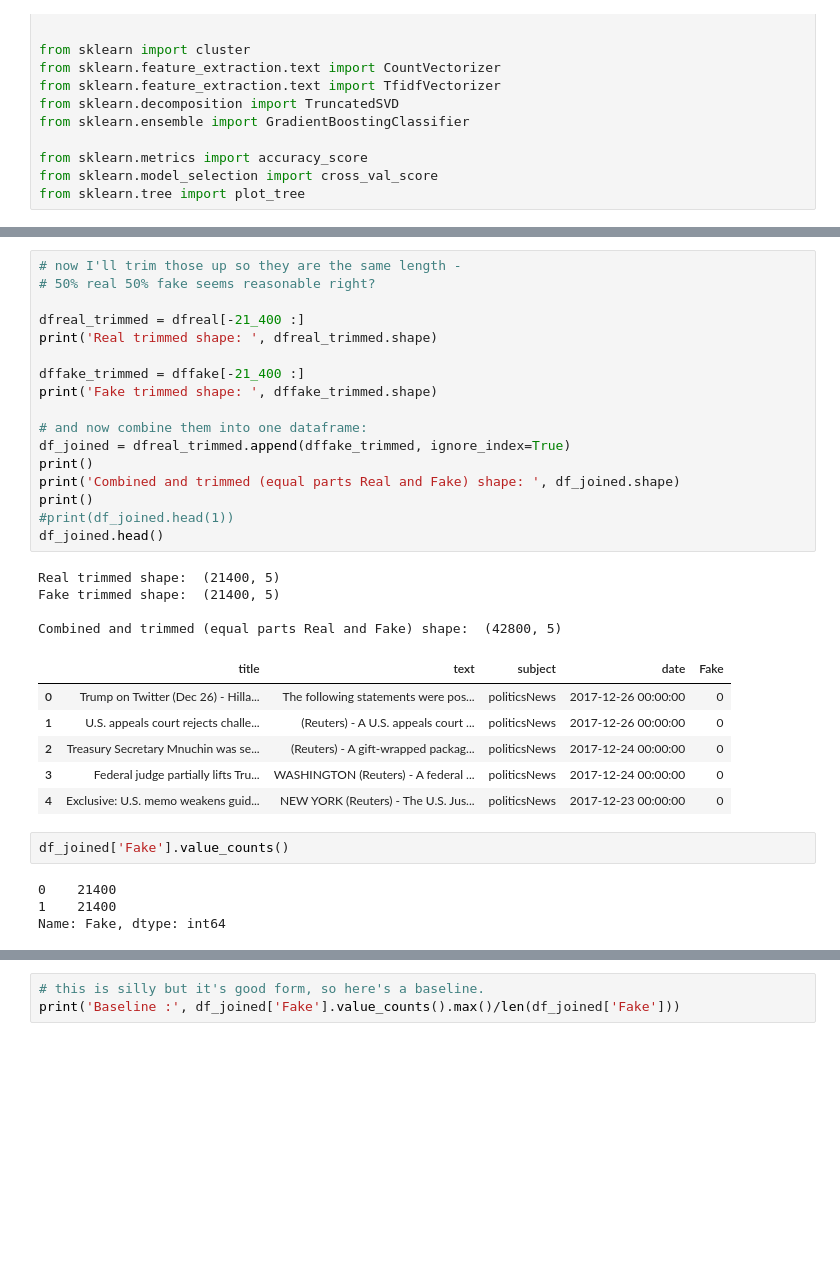
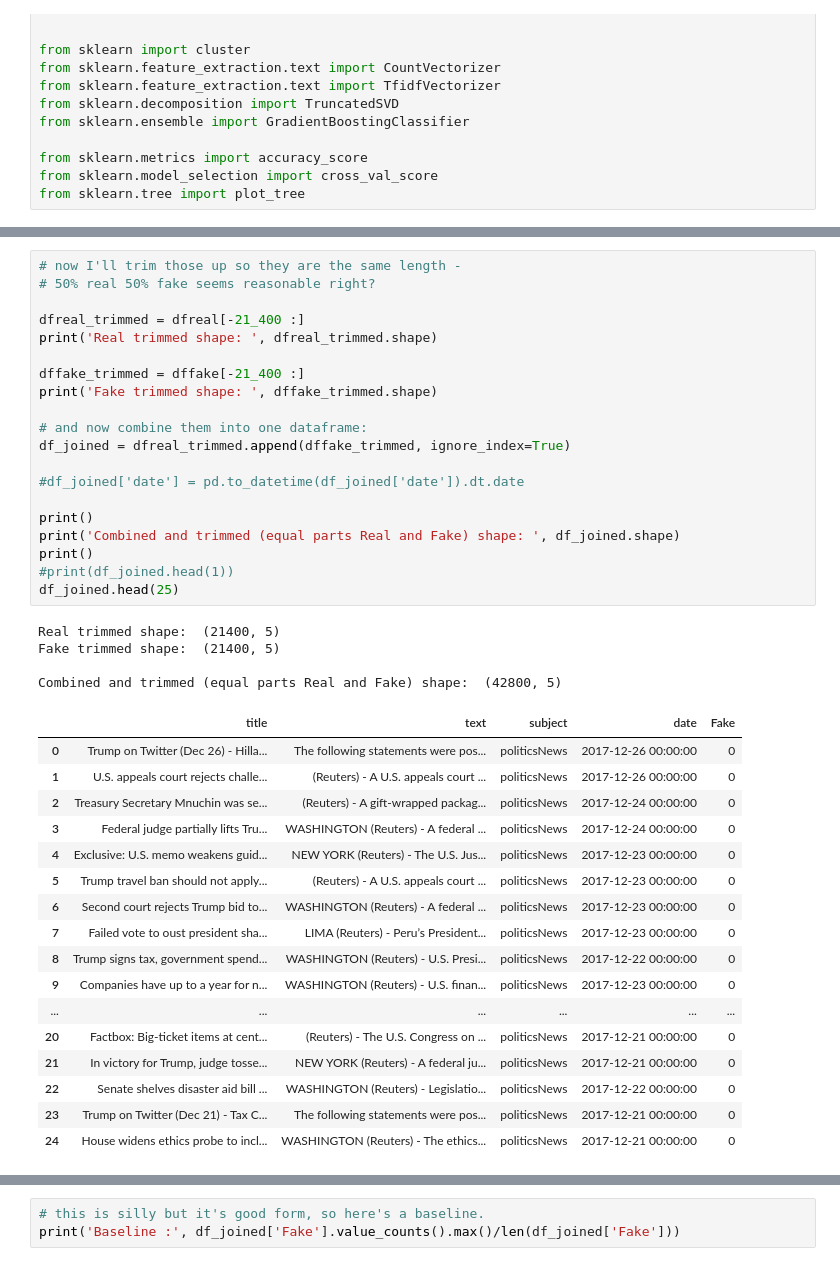
Before and after one commit to StephenSpicer/News_Parsing_DS23_unit02, a Jupyter notebook: unit02/secondworkup.ipynb, the cells around one changed output, grey strips where cells are left out. Drawn from its saved outputs; the diff is of its cells as text; blank space fills up the shorter version.

```diff
--- a/unit02/secondworkup.ipynb
+++ b/unit02/secondworkup.ipynb
@@ -45,34 +45,42 @@ Fake data shape:  (23481, 5)
 # %%
 # now I'll trim those up so they are the same length -
 # 50% real 50% fake seems reasonable right?
 
 dfreal_trimmed = dfreal[-21_400 :]
 print('Real trimmed shape: ', dfreal_trimmed.shape)
 
 dffake_trimmed = dffake[-21_400 :]
 print('Fake trimmed shape: ', dffake_trimmed.shape)
 
 # and now combine them into one dataframe:
 df_joined = dfreal_trimmed.append(dffake_trimmed, ignore_index=True)
+
+#df_joined['date'] = pd.to_datetime(df_joined['date']).dt.date
+
 print()
 print('Combined and trimmed (equal parts Real and Fake) shape: ', df_joined.shape)
 print()
 #print(df_joined.head(1))
-df_joined.head()
+df_joined.head(25)
 # %% [output]
 Real trimmed shape:  (21400, 5)
 Fake trimmed shape:  (21400, 5)
 
 Combined and trimmed (equal parts Real and Fake) shape:  (42800, 5)
 |  | title | text | subject | date | Fake |
 | 0 | Trump on Twitter (Dec 26) - Hilla... | The following statements were pos... | politicsNews | 2017-12-26 00:00:00 | 0 |
 | 1 | U.S. appeals court rejects challe... | (Reuters) - A U.S. appeals court ... | politicsNews | 2017-12-26 00:00:00 | 0 |
 | 2 | Treasury Secretary Mnuchin was se... | (Reuters) - A gift-wrapped packag... | politicsNews | 2017-12-24 00:00:00 | 0 |
 | 3 | Federal judge partially lifts Tru... | WASHINGTON (Reuters) - A federal ... | politicsNews | 2017-12-24 00:00:00 | 0 |
 | 4 | Exclusive: U.S. memo weakens guid... | NEW YORK (Reuters) - The U.S. Jus... | politicsNews | 2017-12-23 00:00:00 | 0 |
+| 5 | Trump travel ban should not apply... | (Reuters) - A U.S. appeals court ... | politicsNews | 2017-12-23 00:00:00 | 0 |
+| 6 | Second court rejects Trump bid to... | WASHINGTON (Reuters) - A federal ... | politicsNews | 2017-12-23 00:00:00 | 0 |
+| 7 | Failed vote to oust president sha... | LIMA (Reuters) - Peru’s President... | politicsNews | 2017-12-23 00:00:00 | 0 |
+| 8 | Trump signs tax, government spend... | WASHINGTON (Reuters) - U.S. Presi... | politicsNews | 2017-12-22 00:00:00 | 0 |
+| 9 | Companies have up to a year for n... | WASHINGTON (Reuters) - U.S. finan... | politicsNews | 2017-12-23 00:00:00 | 0 |
+| ... | ... | ... | ... | ... | ... |
+| 20 | Factbox: Big-ticket items at cent... | (Reuters) - The U.S. Congress on ... | politicsNews | 2017-12-21 00:00:00 | 0 |
+| 21 | In victory for Trump, judge tosse... | NEW YORK (Reuters) - A federal ju... | politicsNews | 2017-12-21 00:00:00 | 0 |
+| 22 | Senate shelves disaster aid bill ... | WASHINGTON (Reuters) - Legislatio... | politicsNews | 2017-12-22 00:00:00 | 0 |
+| 23 | Trump on Twitter (Dec 21) - Tax C... | The following statements were pos... | politicsNews | 2017-12-21 00:00:00 | 0 |
+| 24 | House widens ethics probe to incl... | WASHINGTON (Reuters) - The ethics... | politicsNews | 2017-12-21 00:00:00 | 0 |
-# %%
-df_joined['Fake'].value_counts()
-# %% [output]
-0    21400
-1    21400
-Name: Fake, dtype: int64
```
Also changed, not shown: parts of 8 cells of this notebook.
